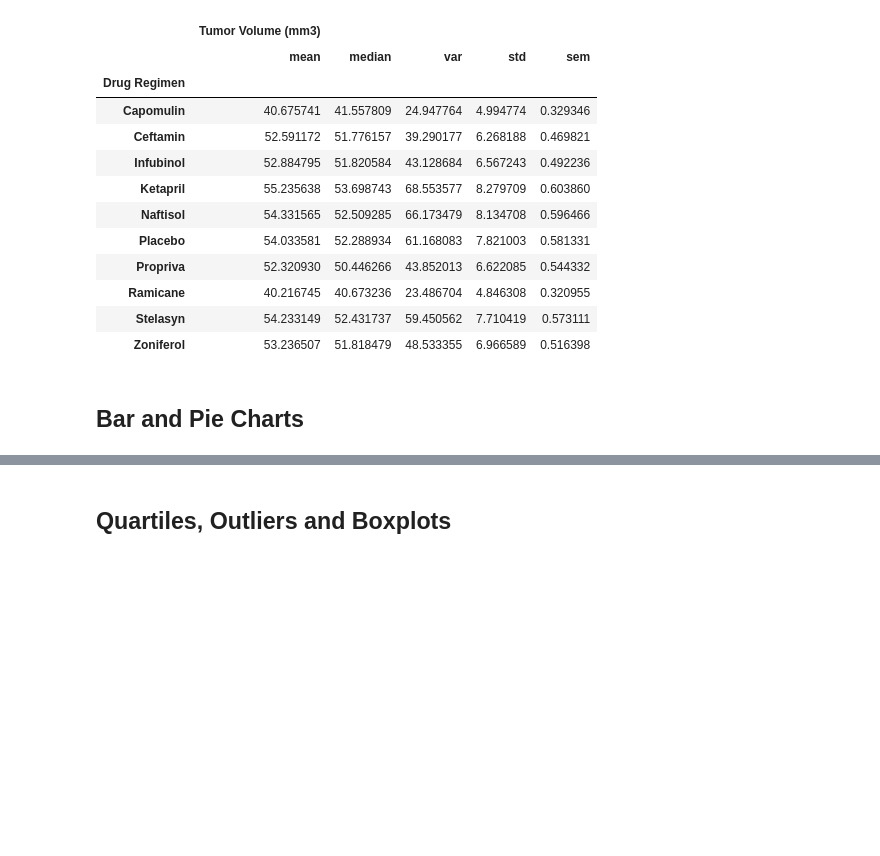
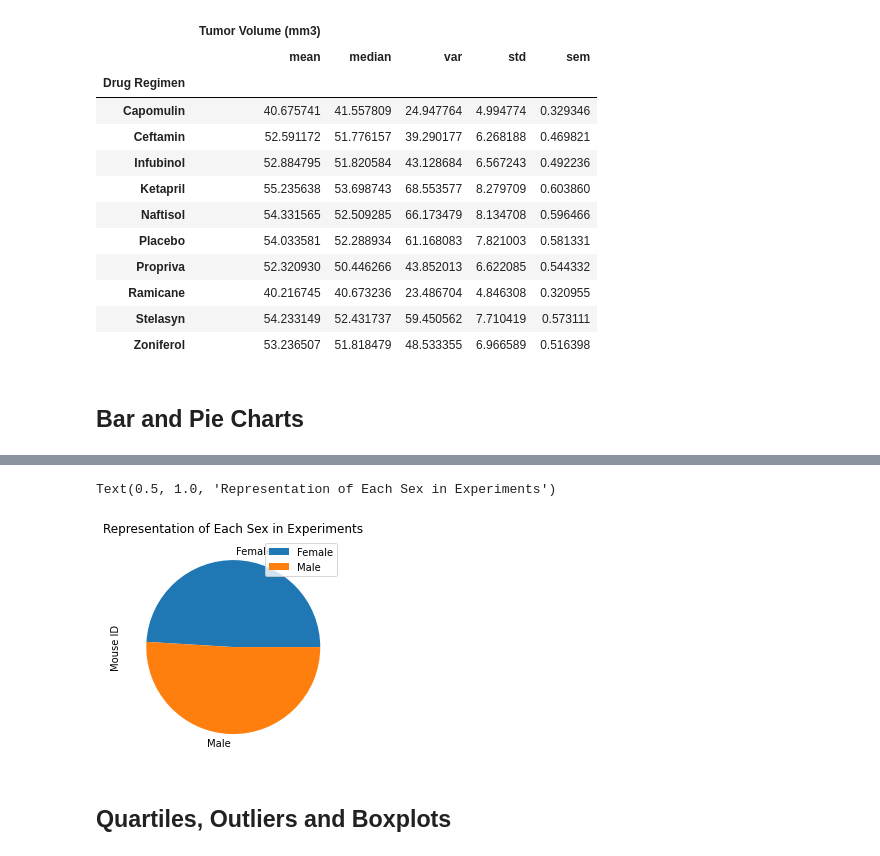
Before and after one commit to andyob715/Matplotlib-challenge, a Jupyter notebook: 05-Matplotlib/Instructions/Pymaceuticals/pymaceuticals_starter.ipynb, the cells around one changed output, grey strips where cells are left out. Cells and saved outputs as stored; diff of their text form; code cells hidden in the pictures; blank space fills up the shorter version.

```diff
--- a/05-Matplotlib/Instructions/Pymaceuticals/pymaceuticals_starter.ipynb
+++ b/05-Matplotlib/Instructions/Pymaceuticals/pymaceuticals_starter.ipynb
@@ -150,5 +165,14 @@ tumor_group_by
 # %%
 # Generate a pie plot showing the distribution of female versus male mice using pandas
+
+pie_plot = clean_combined_df[["Mouse ID","Sex"]]
+
+pie_plot_count = pie_plot.groupby("Sex").count()
+pie_plot_count.plot.pie(subplots = True)
+plt.title("Representation of Each Sex in Experiments")
+# %% [output]
+Text(0.5, 1.0, 'Representation of Each Sex in Experiments')
+[figure, added]
 # %%
 # Generate a pie plot showing the distribution of female versus male mice using pyplot
 # %% [markdown]
```
Also changed, not shown: parts of 6 cells of this notebook.
